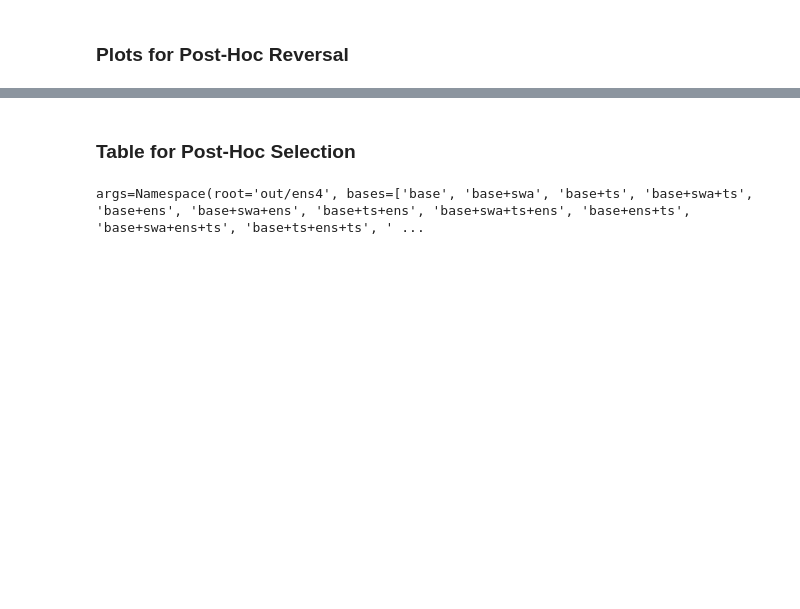
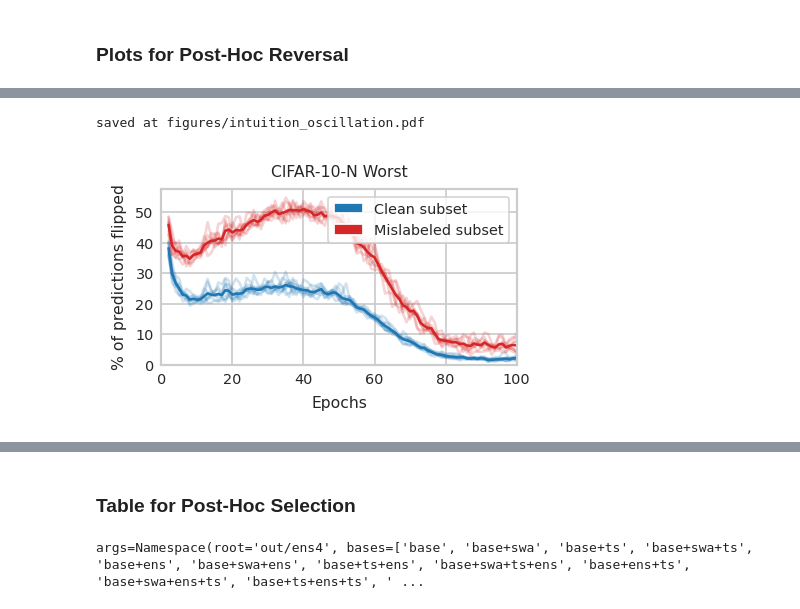
Before and after one commit to rishabh-ranjan/post-hoc-reversal, a Jupyter notebook: rebuttal/cifar.ipynb, the cells around one changed output, grey strips where cells are left out. Drawn from its saved outputs; the diff is of its cells as text; code cells hidden in the pictures; blank space fills up the shorter version.

```diff
--- a/rebuttal/cifar.ipynb
+++ b/rebuttal/cifar.ipynb
@@ -249,5 +352,0 @@ kv = KeyValStore(f"out/ens{os.environ['ENSEMBLE_SIZE']}")
-# %%
-fig, ax = plt.subplots(figsize=(4.8, 4.8))
-draw(ax, kv, split="train_true", tr="base+swa+ts+ens+ts")
-ax.set_title("Correctly labeled training points")
-fig.show()
@@ -262,0 +403,7 @@ fig.show()
+# %%
+kv = KeyValStore(f"out/ens{os.environ['ENSEMBLE_SIZE']}")
+fig = make_fig(kv)
+save_fig(fig, "intuition_oscillation")
+# %% [output]
+saved at figures/intuition_oscillation.pdf
+[figure, added]
```
Also changed, not shown: parts of 13 cells of this notebook, 4 other files.
